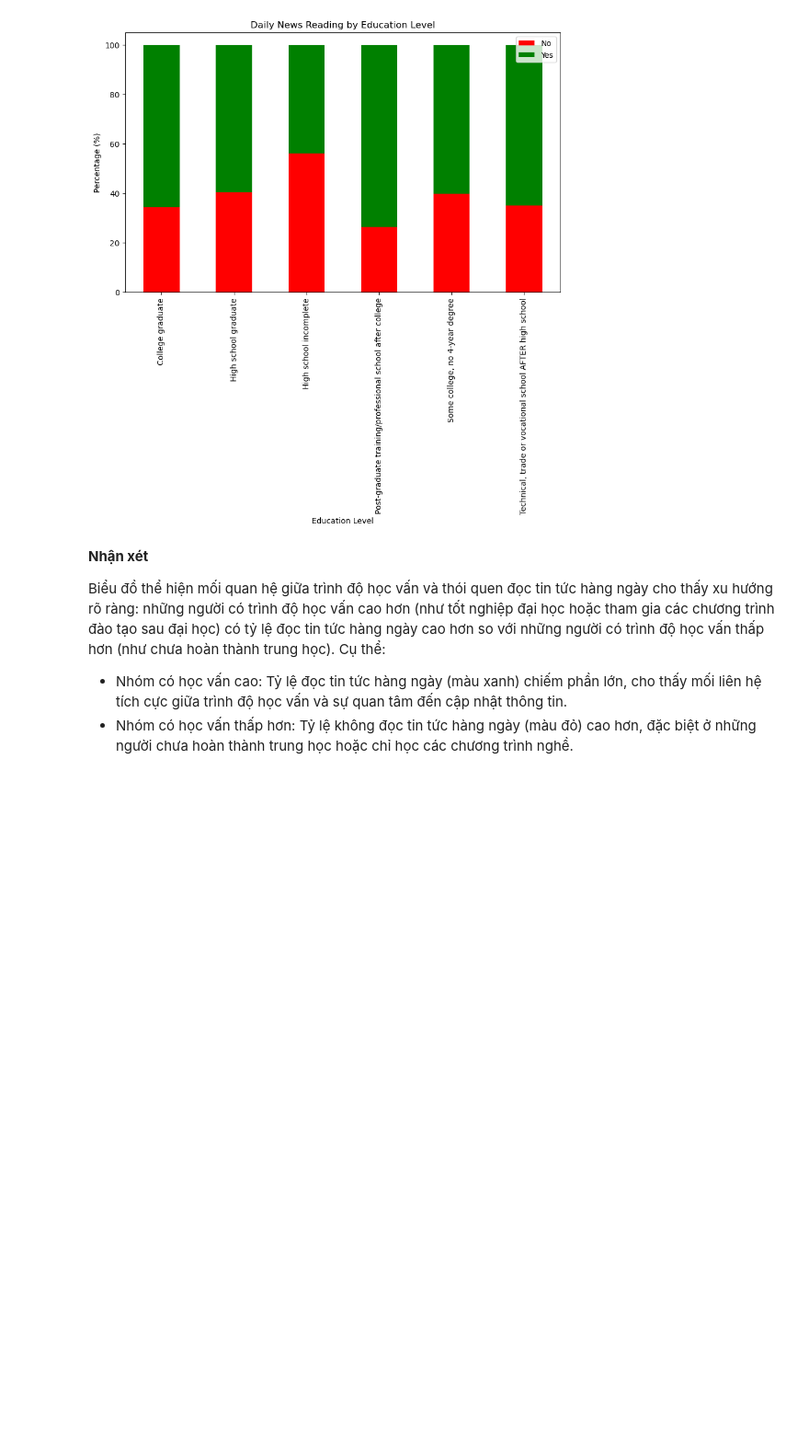
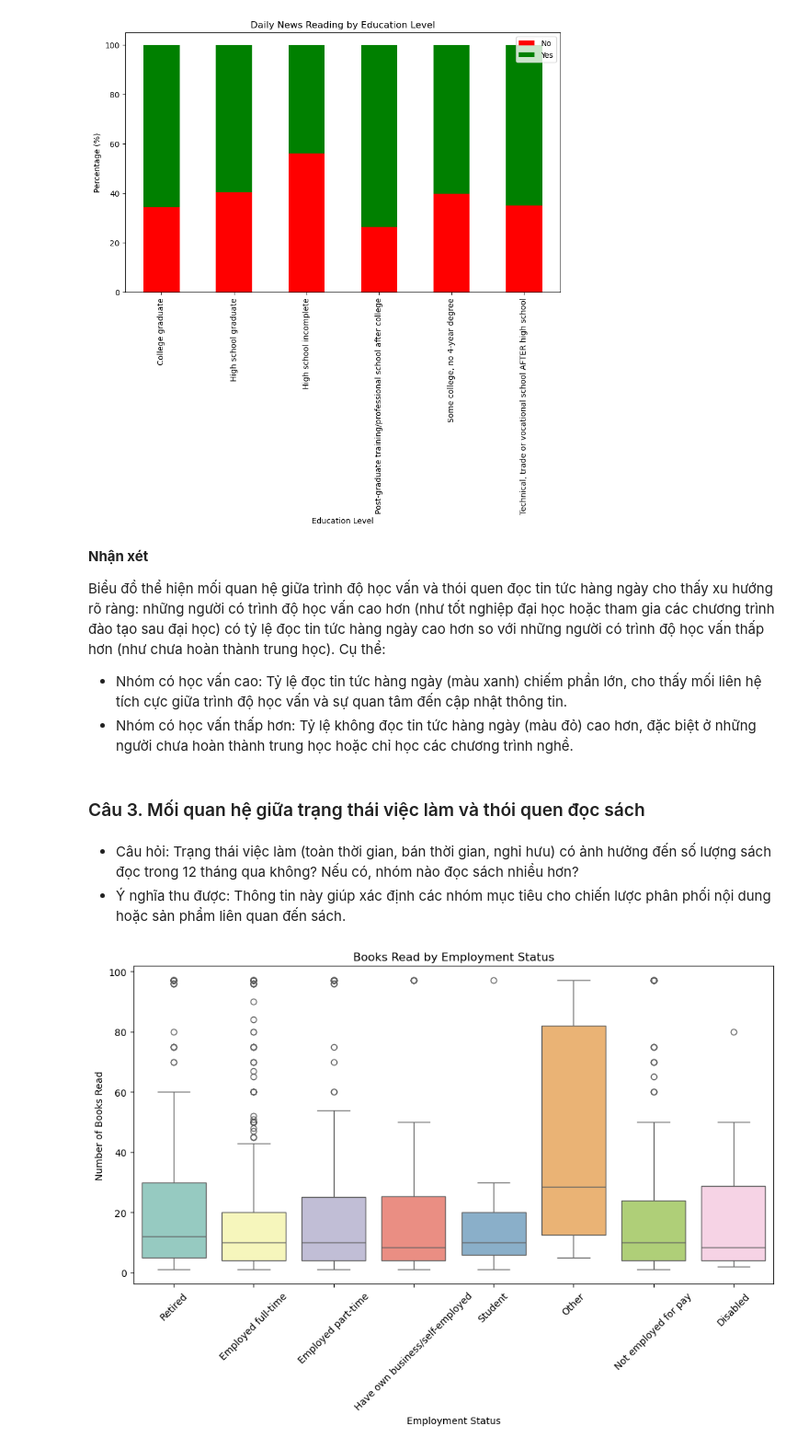
Before and after one commit to neyngnn/LTKHDL, a Jupyter notebook: notebook/Eda.ipynb, the cells around one changed output. Shown at 92% size. Cells and saved outputs as stored; diff of their text form; code cells hidden in the pictures; blank space fills up the shorter version.

```diff
--- a/notebook/Eda.ipynb
+++ b/notebook/Eda.ipynb
@@ -65,3 +65,19 @@ Biểu đồ thể hiện mối quan hệ giữa trình độ học vấn và th
 
 * Nhóm có học vấn cao: Tỷ lệ đọc tin tức hàng ngày (màu xanh) chiếm phần lớn, cho thấy mối liên hệ tích cực giữa trình độ học vấn và sự quan tâm đến cập nhật thông tin.
 * Nhóm có học vấn thấp hơn: Tỷ lệ không đọc tin tức hàng ngày (màu đỏ) cao hơn, đặc biệt ở những người chưa hoàn thành trung học hoặc chỉ học các chương trình nghề.
+# %% [markdown]
+### Câu 3. Mối quan hệ giữa trạng thái việc làm và thói quen đọc sách
+# %% [markdown]
+* Câu hỏi: Trạng thái việc làm (toàn thời gian, bán thời gian, nghỉ hưu) có ảnh hưởng đến số lượng sách đọc trong 12 tháng qua không? Nếu có, nhóm nào đọc sách nhiều hơn?
+* Ý nghĩa thu được: Thông tin này giúp xác định các nhóm mục tiêu cho chiến lược phân phối nội dung hoặc sản phẩm liên quan đến sách.
+# %%
+# Biểu đồ boxplot số sách đã đọc theo trạng thái việc làm
+plt.figure(figsize=(12, 6))
+sns.boxplot(data=df, x='employment_status', y='books_read_last_12m', palette='Set3')
+plt.title('Books Read by Employment Status')
+plt.xlabel('Employment Status')
+plt.ylabel('Number of Books Read')
+plt.xticks(rotation=45)
+plt.show()
+# %% [output]
+[figure, added]
```
